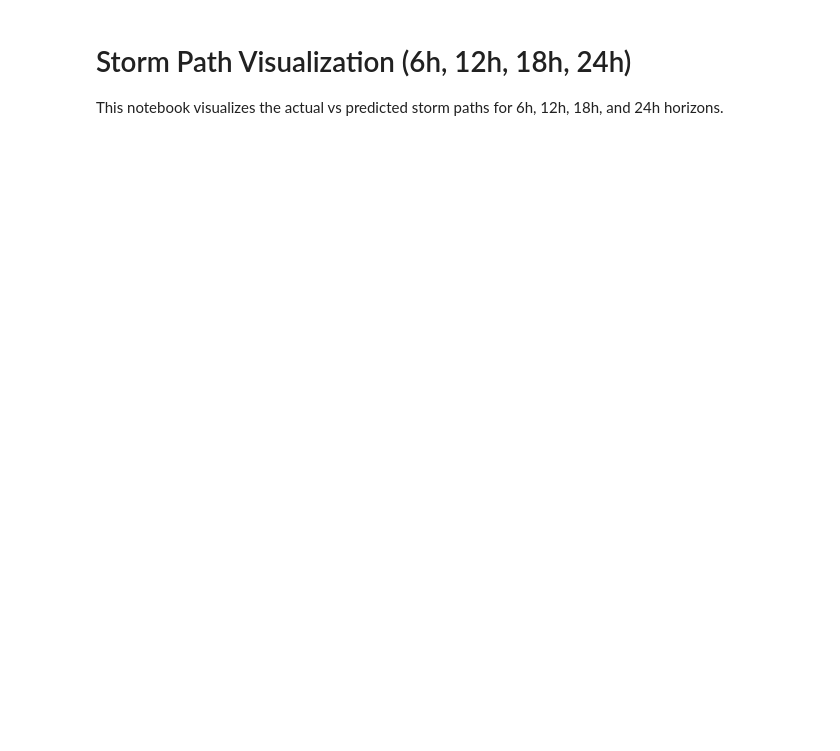
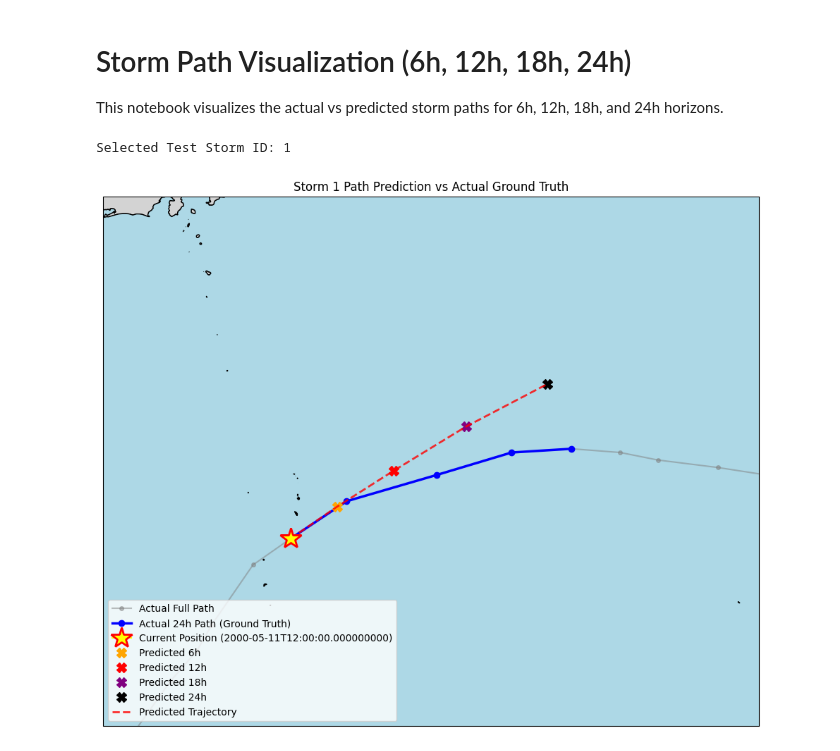
Before and after one commit to hoanganhvt/Storm-path-predictor, a Jupyter notebook: src/train/Xgboost/storm_path_visualization.ipynb, the cells around one changed output. Saved outputs shown, nothing was run; the diff lists cells and outputs as text; code cells hidden in the pictures; blank space fills up the shorter version.

Commit message:
fix a bunch of wrong data
the next time remember to check the data first

```diff
--- a/src/train/Xgboost/storm_path_visualization.ipynb
+++ b/src/train/Xgboost/storm_path_visualization.ipynb
@@ -15,19 +15,20 @@ import warnings
 warnings.filterwarnings('ignore')
 # %%
 # Data and Model Paths
-DATA_PATH = r'c:\Users\ADMIN\Documents\Storm path predictor\Datasets\data.csv'
+DATA_PATH = r'c:\Users\ADMIN\Documents\Storm path predictor\Datasets\Storm_data\test.csv'
 MODEL_DIR = r'c:\Users\ADMIN\Documents\Storm path predictor\src\train\Xgboost\models'
 
-# Load data
+# Load test data
 df = pd.read_csv(DATA_PATH, low_memory=False)
 df['time'] = pd.to_datetime(df['time'])
-df = df[df['time'].dt.year >= 1980].copy()
 df = df.sort_values(by=['international_id', 'time'])
 
-# Extract a sample storm for visualization
+# Extract a sample storm from test set for visualization
 sample_storm_id = df['international_id'].unique()[0]
 storm_data = df[df['international_id'] == sample_storm_id].copy()
-print(f"Selected Storm ID: {sample_storm_id}")
+print(f"Selected Test Storm ID: {sample_storm_id}")
+# %% [output]
+Selected Test Storm ID: 1
 # %%
 # Feature Engineering mapping used in training
 storm_data['month'] = storm_data['time'].dt.month
@@ -41,13 +42,16 @@ storm_data['day_cos'] = np.cos(2 * np.pi * storm_data['day'] / 31)
 storm_data['hour_sin'] = np.sin(2 * np.pi * storm_data['hour'] / 24)
 storm_data['hour_cos'] = np.cos(2 * np.pi * storm_data['hour'] / 24)
 
-wind_props = ['max_wind_kt', 'dir_50kt', 'rad_50kt_long_nm', 'rad_50kt_short_nm',
-              'dir_30kt', 'rad_30kt_long_nm', 'rad_30kt_short_nm']
+# Lag features for position and wind properties (Past values)
+lag_props = ['lat', 'lon', 'max_wind_kt', 'dir_50kt', 'rad_50kt_long_nm', 'rad_50kt_short_nm',
+             'dir_30kt', 'rad_30kt_long_nm', 'rad_30kt_short_nm']
 lags = {'6h': 1, '12h': 2, '18h': 3, '24h': 4}
-for col in wind_props:
+for col in lag_props:
     if col in storm_data.columns:
         for l_name, shift_val in lags.items():
             storm_data[f'{col}_lag_{l_name}'] = storm_data[col].shift(shift_val)
+            if col in ['lat', 'lon']:
+                storm_data[f'past_delta_{col}_{l_name}'] = storm_data[col] - storm_data[f'{col}_lag_{l_name}']
 
 cols_to_drop = ['international_id', 'tc_number', 'name', 'grade_name', 'revision_date', 'year', 'time_diff_hours', 'time', 'month', 'day', 'hour', 'flag_last']
 X_features = storm_data.drop(columns=[c for c in cols_to_drop if c in storm_data.columns])
@@ -62,7 +66,11 @@ def plot_single_time_predictions(storm_data, X_features):
         print("Storm too short to plot predictions.")
         return
 
-    idx = random.randint(0, len(storm_data) // 2)
+    # Select a time point with valid past lag features (at least 24h of history)
+    valid_indices = [i for i in range(4, len(storm_data) - 4) if not X_features.iloc[i].isna().any()]
+    if not valid_indices:
+        valid_indices = [i for i in range(len(storm_data) - 4)]
+    idx = random.choice(valid_indices)
 
     current_row = storm_data.iloc[[idx]]
     current_features = X_features.iloc[[idx]]
@@ -86,39 +94,55 @@ def plot_single_time_predictions(storm_data, X_features):
     pred_lats = [current_lat]
 
     for h in horizons:
         model_lat = joblib.load(os.path.join(MODEL_DIR, f'xgboost_delta_lat_{h}.joblib'))
         model_lon = joblib.load(os.path.join(MODEL_DIR, f'xgboost_delta_lon_{h}.joblib'))
 
         pred_delta_lat = model_lat.predict(current_features)[0]
         pred_delta_lon = model_lon.predict(current_features)[0]
 
         pred_lat = current_lat + pred_delta_lat
         pred_lon = current_lon + pred_delta_lon
 
         pred_lats.append(pred_lat)
         pred_lons.append(pred_lon)
 
+    # Ground truth future path (next 24h)
+    actual_future_lats = [current_lat]
+    actual_future_lons = [current_lon]
+    for step in range(1, 5):
+        if idx + step < len(storm_data):
+            actual_future_lats.append(storm_data.iloc[idx + step]['lat'])
+            actual_future_lons.append(storm_data.iloc[idx + step]['lon'])
+
     # Set extent to focus on the prediction zone
+    all_lons = pred_lons + actual_future_lons
+    all_lats = pred_lats + actual_future_lats
     margin = 5.0  # degrees
-    lon_min, lon_max = min(pred_lons) - margin, max(pred_lons) + margin
-    lat_min, lat_max = min(pred_lats) - margin, max(pred_lats) + margin
+    lon_min, lon_max = min(all_lons) - margin, max(all_lons) + margin
+    lat_min, lat_max = min(all_lats) - margin, max(all_lats) + margin
     ax.set_extent([lon_min, lon_max, lat_min, lat_max], crs=ccrs.PlateCarree())
 
-    # Plot the full actual storm path (only points within the focused area will be visible)
-    ax.plot(storm_data['lon'], storm_data['lat'], marker='o', markersize=4, color='gray', alpha=0.6, label='Actual Full Path', transform=ccrs.PlateCarree())
+    # Plot full storm path
+    ax.plot(storm_data['lon'], storm_data['lat'], marker='o', markersize=4, color='gray', alpha=0.5, label='Actual Full Path', transform=ccrs.PlateCarree())
 
-    # Highlight the current position brightly
-    ax.plot(current_lon, current_lat, marker='*', markersize=24, color='yellow', markeredgecolor='red', markeredgewidth=2, label=f'Current Position ({current_time})', transform=ccrs.PlateCarree(), zorder=5)
+    # Plot actual future 24h path (Ground Truth)
+    if len(actual_future_lats) > 1:
+        ax.plot(actual_future_lons, actual_future_lats, color='blue', linestyle='-', linewidth=2.5, marker='o', markersize=6, label='Actual 24h Path (Ground Truth)', transform=ccrs.PlateCarree(), zorder=3)
 
-    # Plot the predicted points and line
+    # Highlight current position
+    ax.plot(current_lon, current_lat, marker='*', markersize=22, color='yellow', markeredgecolor='red', markeredgewidth=2, label=f'Current Position ({current_time})', transform=ccrs.PlateCarree(), zorder=5)
+
+    # Plot predicted points and line
     for i, h in enumerate(horizons):
         ax.plot(pred_lons[i+1], pred_lats[i+1], marker='X', markersize=10, color=colors[h], linestyle='None', label=f'Predicted {h}', transform=ccrs.PlateCarree(), zorder=4)
 
-    ax.plot(pred_lons, pred_lats, color='red', linestyle='--', linewidth=2, alpha=0.8, transform=ccrs.PlateCarree(), zorder=3)
+    ax.plot(pred_lons, pred_lats, color='red', linestyle='--', linewidth=2, alpha=0.8, label='Predicted Trajectory', transform=ccrs.PlateCarree(), zorder=4)
 
-    plt.title(f'Storm {sample_storm_id} Path Prediction from a Single Time Point')
+    plt.title(f'Storm {sample_storm_id} Path Prediction vs Actual Ground Truth')
     plt.legend(loc='lower left')
     plt.show()
 
 # Run the visualization
 plot_single_time_predictions(storm_data, X_features)
+# %% [output]
+[figure, added]
```
Also changed, not shown: 33 other files.
